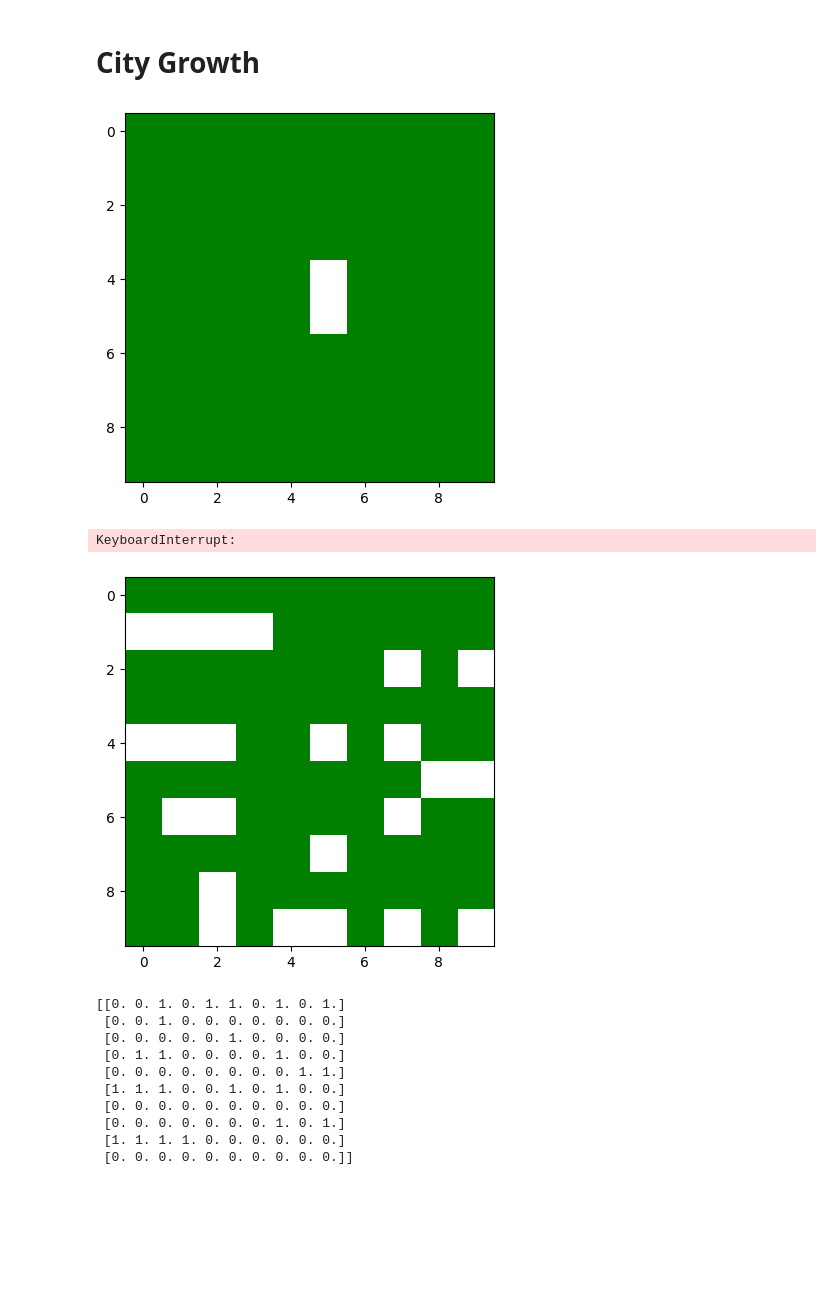
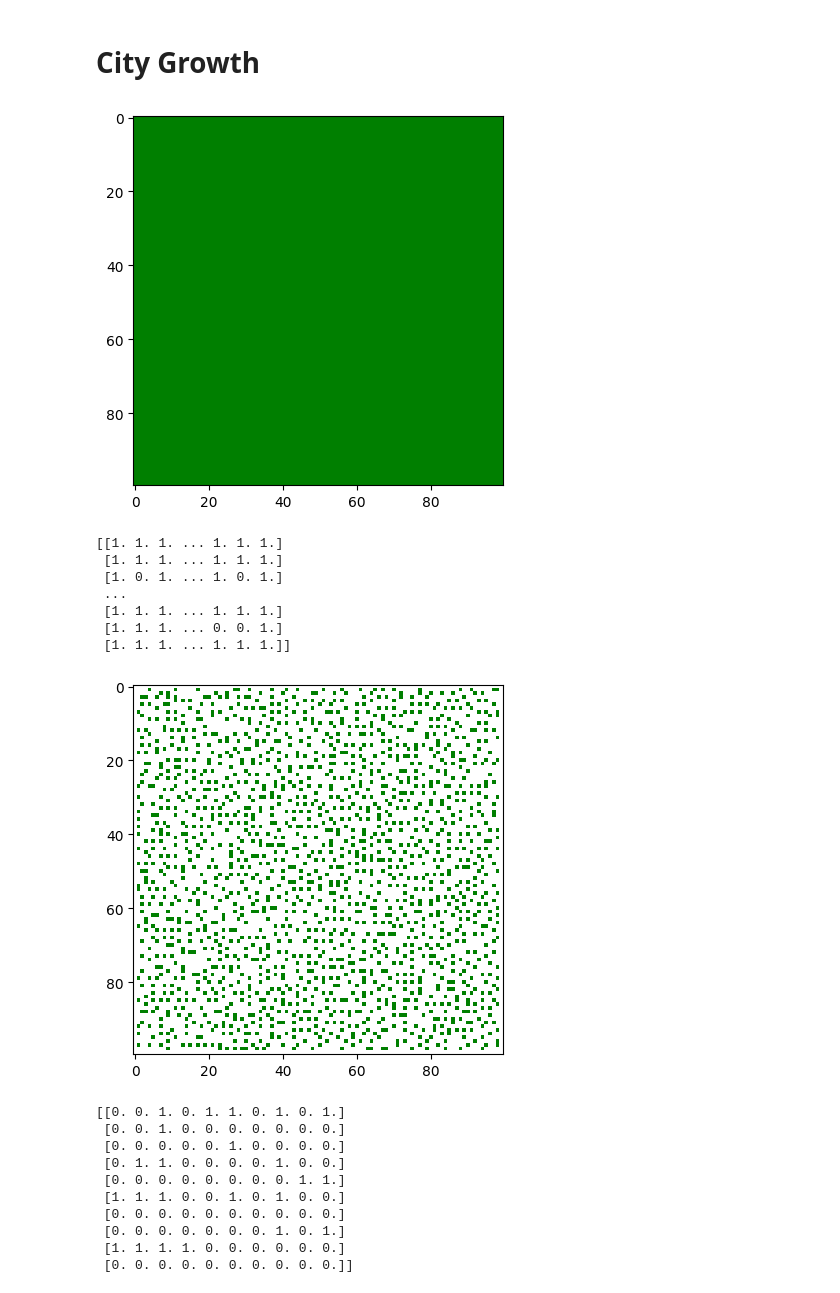
Before and after one commit to trevor-webster/2024Fall-MOCS, a Jupyter notebook: notebooks/Assignment2CellularAutomata.ipynb, the cells around one changed output. Drawn from its saved outputs; the diff is of its cells as text; code cells hidden in the pictures; blank space fills up the shorter version.

```diff
--- a/notebooks/Assignment2CellularAutomata.ipynb
+++ b/notebooks/Assignment2CellularAutomata.ipynb
@@ -13,19 +13,19 @@ from IPython import display
 import time
 
 # length of one side of the world grid. world will be a (world_size x world_size) 2D array.
-size = 10 # @param {type:"slider", min:0, max:111, step:1}
+size = 100 # @param {type:"slider", min:0, max:111, step:1}
 
 # default chance for green space to turn into urban space for a certain number of urban neighbors
-default_chance_0 = 0 # @param {type:"slider", min:0, max:1, step:0.001}
-default_chance_1 = 0.01 # @param {type:"slider", min:0, max:1, step:0.001}
-default_chance_2 = 0 # @param {type:"slider", min:0, max:1, step:0.001}
-default_chance_3 = 0 # @param {type:"slider", min:0, max:1, step:0.001}
-default_chance_4 = 0 # @param {type:"slider", min:0, max:1, step:0.001}
-default_chance_5 = 0 # @param {type:"slider", min:0, max:1, step:0.001}
-default_chance_6 = 0 # @param {type:"slider", min:0, max:1, step:0.001}
-default_chance_7 = 0 # @param {type:"slider", min:0, max:1, step:0.001}
-default_chance_8 = 0 # @param {type:"slider", min:0, max:1, step:0.001}
-default_chance_9 = 0 # @param {type:"slider", min:0, max:1, step:0.001}
+default_chance_0 = 0.05 # @param {type:"slider", min:0, max:1, step:0.001}
+default_chance_1 = 0.1 # @param {type:"slider", min:0, max:1, step:0.001}
+default_chance_2 = 0.2 # @param {type:"slider", min:0, max:1, step:0.001}
+default_chance_3 = 0.3 # @param {type:"slider", min:0, max:1, step:0.001}
+default_chance_4 = 0.4 # @param {type:"slider", min:0, max:1, step:0.001}
+default_chance_5 = 0.4 # @param {type:"slider", min:0, max:1, step:0.001}
+default_chance_6 = 0.5 # @param {type:"slider", min:0, max:1, step:0.001}
+default_chance_7 = 0.5 # @param {type:"slider", min:0, max:1, step:0.001}
+default_chance_8 = 0.3 # @param {type:"slider", min:0, max:1, step:0.001}
+default_chance_9 = 0.2 # @param {type:"slider", min:0, max:1, step:0.001}
 default_chance_10 = 0 # @param {type:"slider", min:0, max:1, step:0.001}
 default_chance_11 = 0 # @param {type:"slider", min:0, max:1, step:0.001}
 default_chance_12 = 0 # @param {type:"slider", min:0, max:1, step:0.001}
@@ -120,7 +120,7 @@ while not finished:
 # display final state of the world
 display_world(world)
 # %% [output]
-[figure, old version]
+[figure, new version]
 # %%
 ## Random Moore Neighboorhood Uniform Probabilities Hard Caps after neighbor 7
 import numpy as np
@@ -194,16 +194,16 @@ special_rule_dict = {
     160 : two_opposing,
 }
 
-world_size = 10 # @param {type:"slider", min:0, max:111, step:1}
+world_size = 100 # @param {type:"slider", min:0, max:111, step:1}
 
 # default chance to turn into a city for each possible number of city neighbors
-default_chance_0 = 1/100 # @param {type:"slider", min:0, max:1, step:0.01}
-default_chance_1 = 1/100 # @param {type:"slider", min:0, max:1, step:0.01}
-default_chance_2 = 0 # @param {type:"slider", min:0, max:1, step:0.01}
-default_chance_3 = 0 # @param {type:"slider", min:0, max:1, step:0.01}
-default_chance_4 = 0 # @param {type:"slider", min:0, max:1, step:0.01}
-default_chance_5 = 0 # @param {type:"slider", min:0, max:1, step:0.01}
-default_chance_6 = 0 # @param {type:"slider", min:0, max:1, step:0.01}
+default_chance_0 = 1/7 # @param {type:"slider", min:0, max:1, step:0.01}
+default_chance_1 = 1/7 # @param {type:"slider", min:0, max:1, step:0.01}
+default_chance_2 = 1/7 # @param {type:"slider", min:0, max:1, step:0.01}
+default_chance_3 = 1/7 # @param {type:"slider", min:0, max:1, step:0.01}
+default_chance_4 = 1/7 # @param {type:"slider", min:0, max:1, step:0.01}
+default_chance_5 = 1/7 # @param {type:"slider", min:0, max:1, step:0.01}
+default_chance_6 = 1/7 # @param {type:"slider", min:0, max:1, step:0.01}
 default_chance_7 = 0 # @param {type:"slider", min:0, max:1, step:0.01}
 default_chance_8 = 0 # @param {type:"slider", min:0, max:1, step:0.01}
 default_chance_9 = 0 # @param {type:"slider", min:0, max:1, step:0.01}
@@ -320,35 +320,41 @@ world[world_size//2,world_size//2] = 1
 finished = False
 reached_edge = False
 num_unchanged_updates = 0
 max_unchanged_updates = 10
 
 # main update loop
 while not finished:
     if animate_growth:
         display_world(world)
         # uncomment to slow down very fast rulesets
         # time.sleep(0.1)
 
     (next_world, touched_edge) = update_world(world)
 
     if np.array_equal(world, next_world):
         num_unchanged_updates += 1
     else:
         num_unchanged_updates = 0
 
     # tweaks to completion conditions go here
     if touched_edge:
         reached_edge = True
     if reached_edge and num_unchanged_updates > max_unchanged_updates:
         finished = True
     world = next_world
 
 # display final state of the world
 display_world(world)
 print(world)
 # %% [output]
-KeyboardInterrupt:
+[[1. 1. 1. ... 1. 1. 1.]
+ [1. 1. 1. ... 1. 1. 1.]
+ [1. 0. 1. ... 1. 0. 1.]
+ ...
+ [1. 1. 1. ... 1. 1. 1.]
+ [1. 1. 1. ... 0. 0. 1.]
+ [1. 1. 1. ... 1. 1. 1.]]
-[figure, old version]
+[figure, new version]
 # %%
 print(world)
 4+2+5+2+3+1+1+5
```
Also changed, not shown: parts of 2 cells of this notebook.
